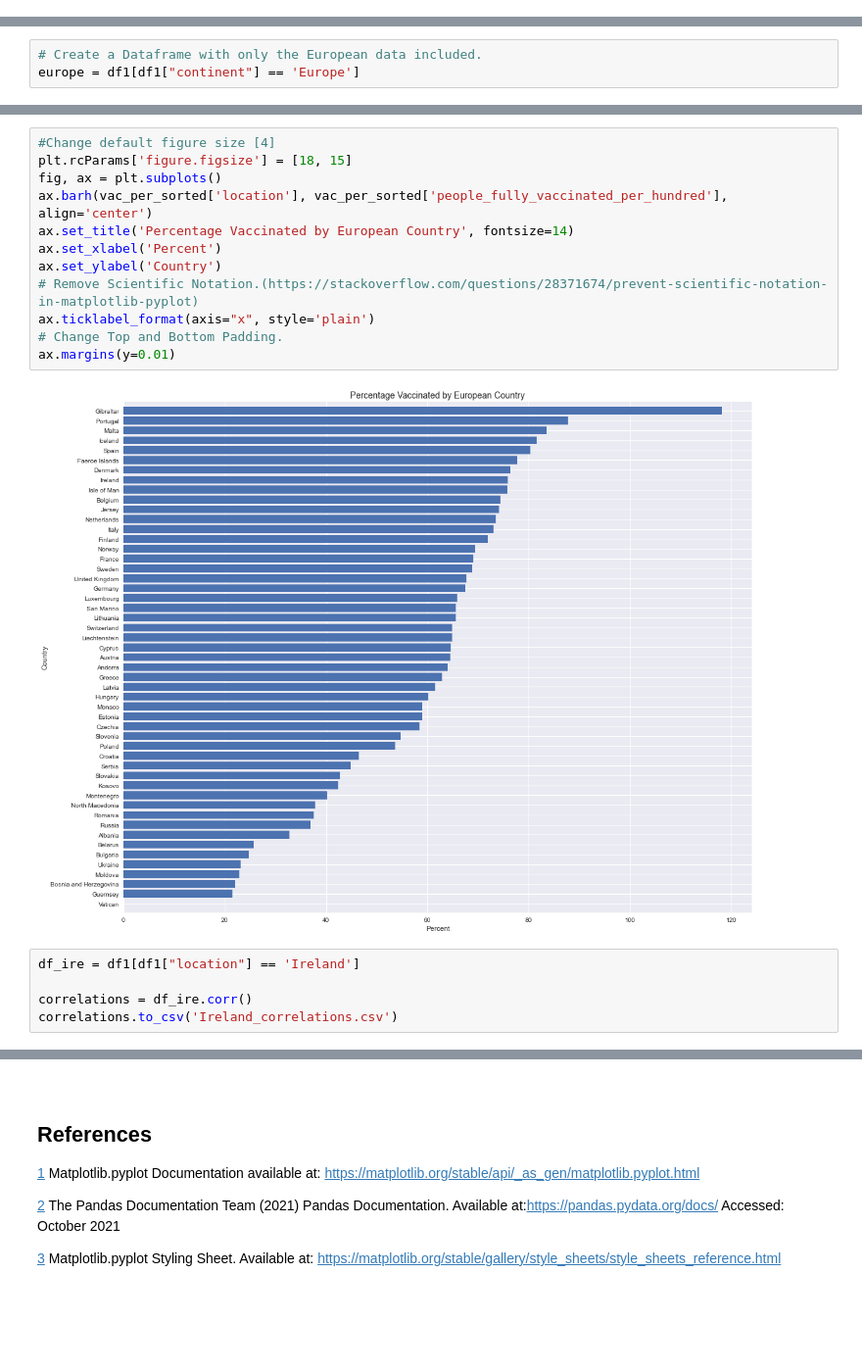
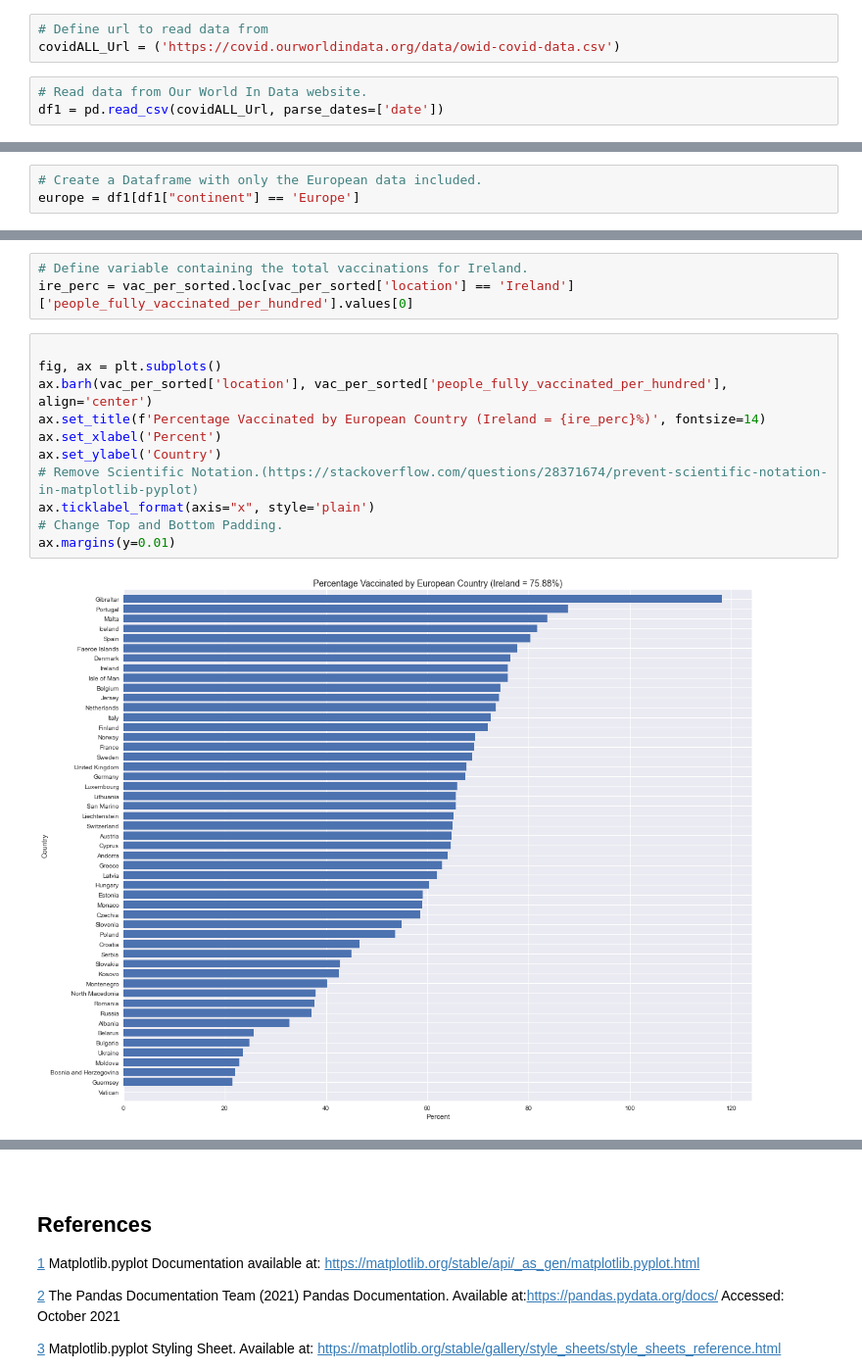
Before and after one commit to Sam-Tracey/Fundamentals-of-Data-Analysis, a Jupyter notebook: pyplot.ipynb, the cells around one changed output, grey strips where cells are left out. Shown at 98% size. Drawn from its saved outputs; the diff is of its cells as text; blank space fills up the shorter version.

```diff
--- a/pyplot.ipynb
+++ b/pyplot.ipynb
@@ -208,0 +236,6 @@ df1 = pd.read_csv("https://covid.ourworldindata.org/data/owid-covid-data.csv", p
+# %%
+# Define url to read data from
+covidALL_Url = ('https://covid.ourworldindata.org/data/owid-covid-data.csv')
+# %%
+# Read data from Our World In Data website.
+df1 = pd.read_csv(covidALL_Url, parse_dates=['date'])
@@ -327,19 +368,16 @@ vac_per_sorted
+# %%
+# Define variable containing the total vaccinations for Ireland.
+ire_perc = vac_per_sorted.loc[vac_per_sorted['location'] == 'Ireland']['people_fully_vaccinated_per_hundred'].values[0]
 # %%
-#Change default figure size [4]
-plt.rcParams['figure.figsize'] = [18, 15]
+
 fig, ax = plt.subplots()
 ax.barh(vac_per_sorted['location'], vac_per_sorted['people_fully_vaccinated_per_hundred'], align='center')
-ax.set_title('Percentage Vaccinated by European Country', fontsize=14)
+ax.set_title(f'Percentage Vaccinated by European Country (Ireland = {ire_perc}%)', fontsize=14)
 ax.set_xlabel('Percent')
 ax.set_ylabel('Country')
 # Remove Scientific Notation.(https://stackoverflow.com/questions/28371674/prevent-scientific-notation-in-matplotlib-pyplot)
 ax.ticklabel_format(axis="x", style='plain')
 # Change Top and Bottom Padding.
 ax.margins(y=0.01)
 # %% [output]
-[figure, old version]
+[figure, new version]
-# %%
-df_ire = df1[df1["location"] == 'Ireland']
-
-correlations = df_ire.corr()
-correlations.to_csv('Ireland_correlations.csv')
```
Also changed, not shown: parts of 20 cells of this notebook, 14 other files.
